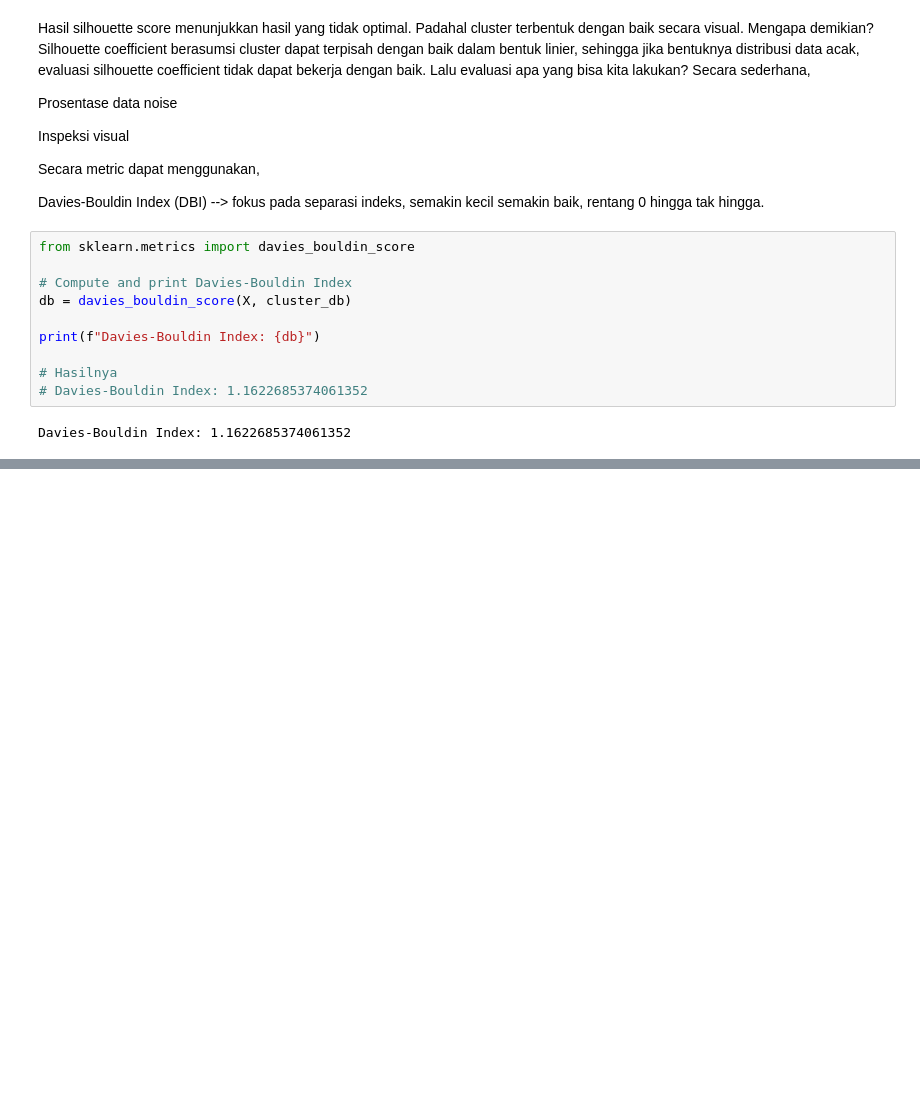
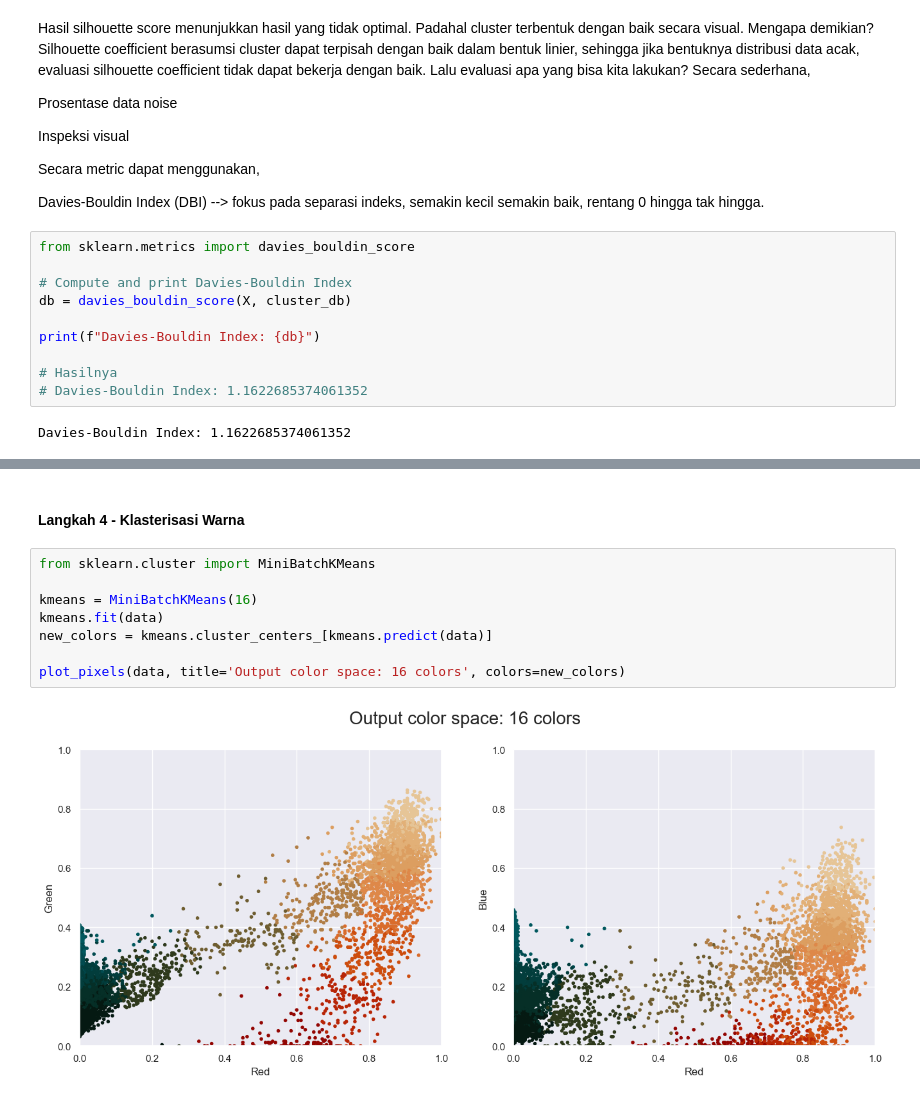
Before and after one commit to HanifFaishalH/MachineLearning, a Jupyter notebook: JS04_2341720016_Hanif Faishal Hilmi.ipynb, the cells around one changed output, grey strips where cells are left out. Drawn from its saved outputs; the diff is of its cells as text; blank space fills up the shorter version.

```diff
--- a/JS04_2341720016_Hanif Faishal Hilmi.ipynb
+++ b/JS04_2341720016_Hanif Faishal Hilmi.ipynb
@@ -220,0 +282,12 @@ Davies-Bouldin Index: 1.1622685374061352
+# %% [markdown]
+#### Langkah 4 - Klasterisasi Warna
+# %%
+from sklearn.cluster import MiniBatchKMeans
+
+kmeans = MiniBatchKMeans(16)
+kmeans.fit(data)
+new_colors = kmeans.cluster_centers_[kmeans.predict(data)]
+
+plot_pixels(data, title='Output color space: 16 colors', colors=new_colors)
+# %% [output]
+[figure, added]
```
Also changed, not shown: parts of 13 cells of this notebook, 1 other file.
